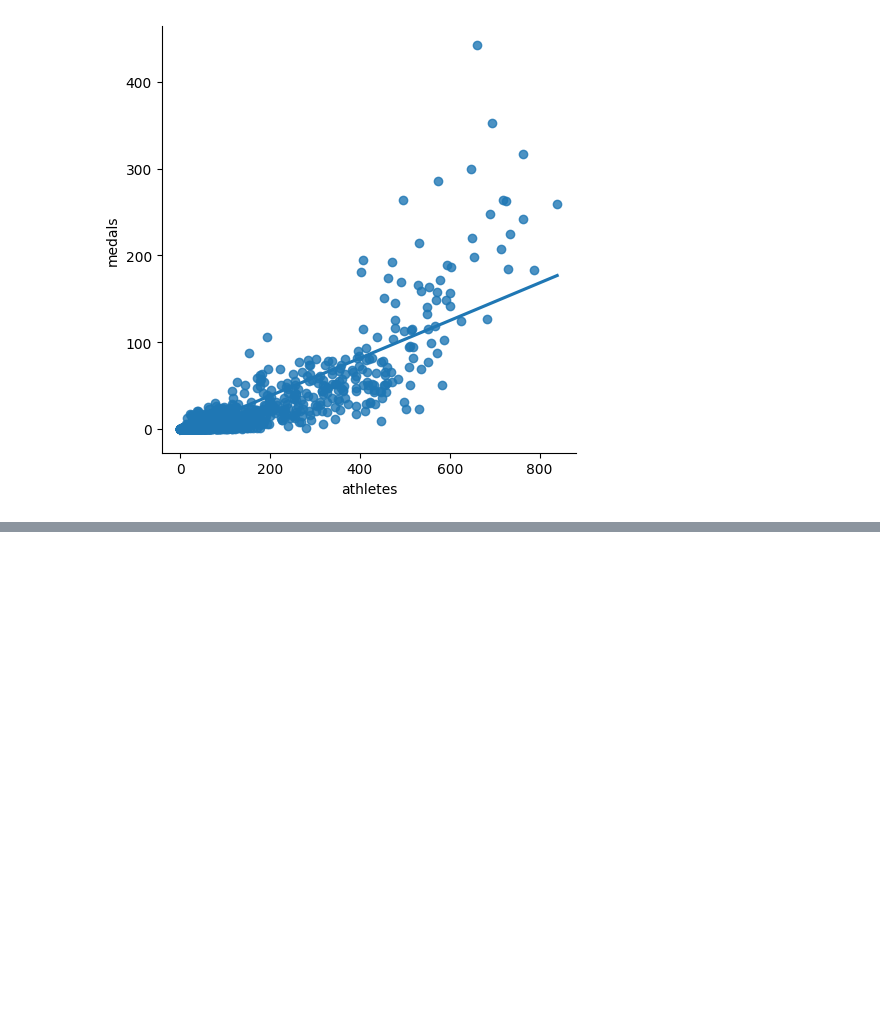
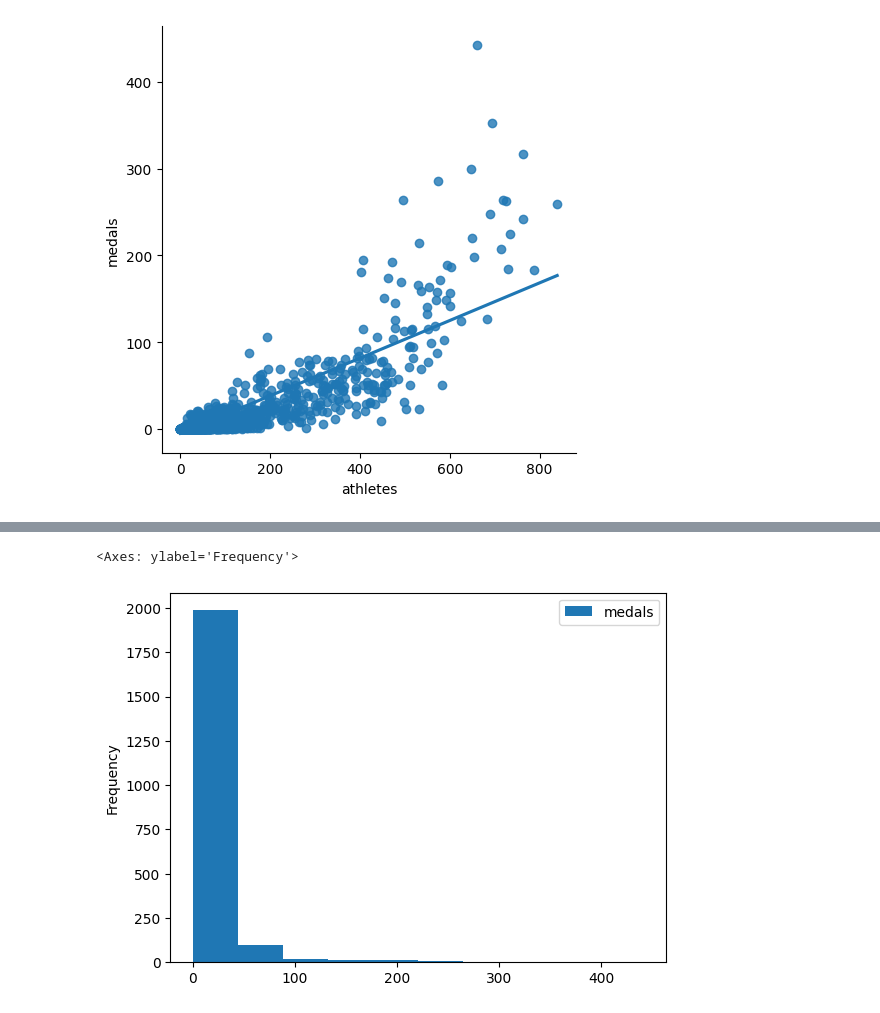
Before and after one commit to shashwatsinghds/MedalsPrediction, a Jupyter notebook: code.ipynb, the cells around one changed output, grey strips where cells are left out. Cells and saved outputs as stored; diff of their text form; code cells hidden in the pictures; blank space fills up the shorter version.

```diff
--- a/code.ipynb
+++ b/code.ipynb
@@ -74,0 +80,5 @@ sns.lmplot(data=df, x='athletes', y='medals', ci=None) #ci = Confidence Interval
+# %%
+df.plot.hist(y='medals')
+# %% [output]
+<Axes: ylabel='Frequency'>
+[figure, added]
```
Also changed, not shown: parts of 6 cells of this notebook.
